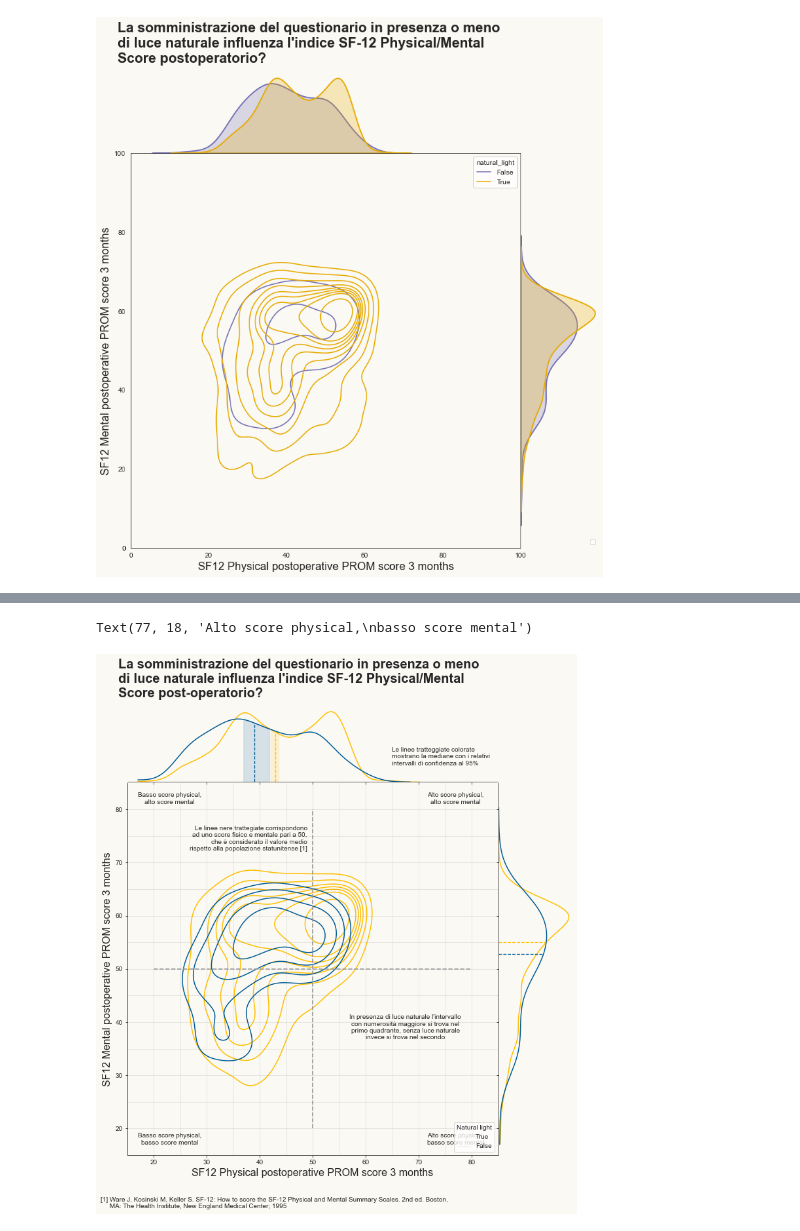
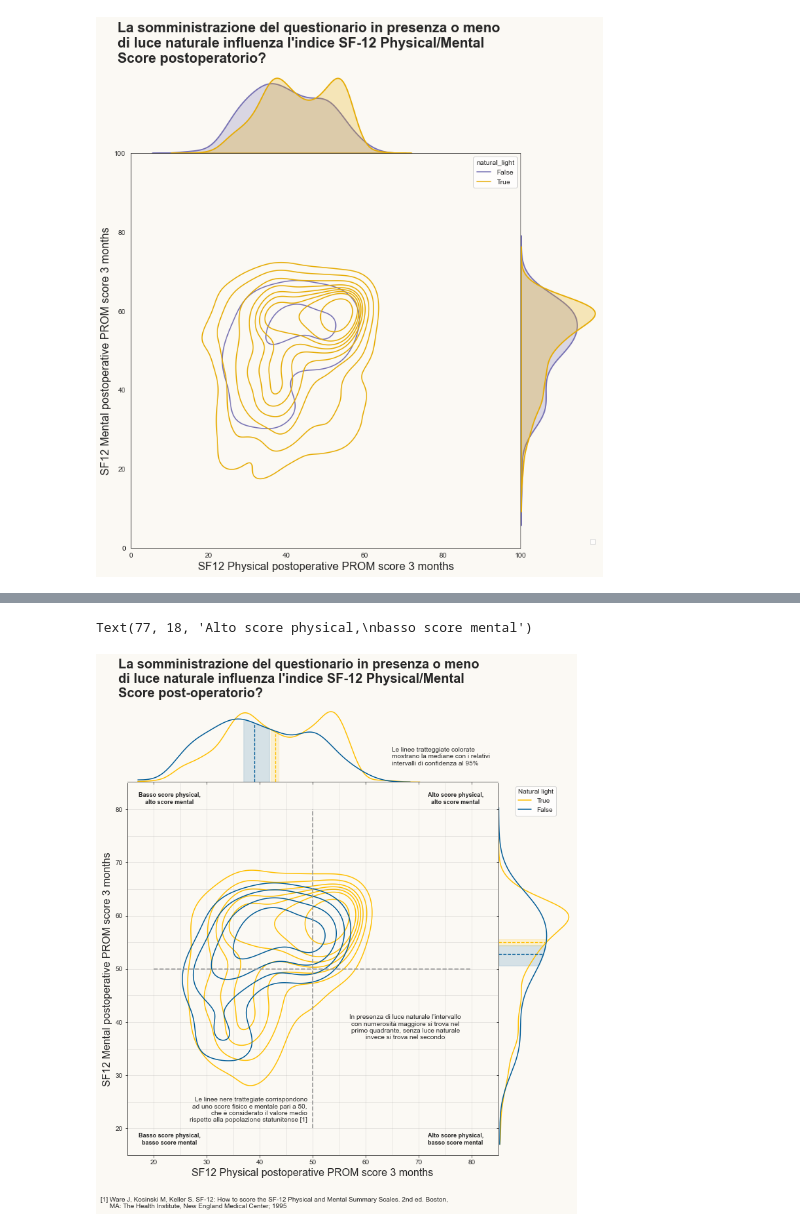
Before and after one commit to giocoal/surgery-PROMs-score-and-weather-conditions-data-visualizations, a Jupyter notebook: DataViz_Compitino_SecondaVisualizzazione.ipynb, the cells around one changed output, grey strips where cells are left out. Drawn from its saved outputs; the diff is of its cells as text; code cells hidden in the pictures.

Commit message:
intervalli di confidenza corretti

```diff
--- a/DataViz_Compitino_SecondaVisualizzazione.ipynb
+++ b/DataViz_Compitino_SecondaVisualizzazione.ipynb
@@ -403,60 +404,62 @@ sns.kdeplot(y=y_off,\
 
 
 
-#linee mediane sulle marginali
+#Linee mediane sulle marginali
 g.ax_marg_x.axvline(x=median(df1_on['physical_score_postop']), ymin=0, ymax=0.65, color = color_on, ls='--', lw = 1.3)
 g.ax_marg_x.axvline(x=median(df1_off['physical_score_postop']), ymin=0, ymax=0.8, color = color_off, ls='--', lw = 1.3)
 g.ax_marg_y.axhline(y=median(df1_on['mental_score_postop']), xmin=0, xmax=0.63, color = color_on, ls='--', lw = 1.3)
 g.ax_marg_y.axhline(y=median(df1_off['mental_score_postop']), xmin=0, xmax=0.6, color = color_off, ls='--', lw = 1.3)
 
 
-#intervalli di confidenza
+#Intervalli di confidenza
 g.ax_marg_x.fill_between(x = x_p_on, y1 =y_p_on, where=(x_p_on >= int_p_on[0]) & (x_p_on <= int_p_on[2]), color = color_on, alpha = 0.15)
 g.ax_marg_x.fill_between(x = x_p_off, y1 =y_p_off, where=(x_p_off >= int_p_off[0]) & (x_p_off <= int_p_off[2]), color = color_off, alpha = 0.15)
 
+g.ax_marg_y.fill_betweenx(y = y_m_on, x1 =x_m_on, where=(y_m_on >= int_m_on[0]) & (y_m_on <= int_m_on[2]), color = color_on, alpha = 0.15)
+g.ax_marg_y.fill_betweenx(y = y_m_off, x1 =x_m_off, where=(y_m_off >= int_m_off[0]) & (y_m_off <= int_m_off[2]), color = color_off, alpha = 0.15)
 
-#legenda
-g.ax_joint.legend(title='Natural light', labels=["True","False"], loc = 'lower right', col = )
 
-#Labels
+#Legenda
+plt.legend(title='Natural light', labels=["True","False"], loc = 'upper center')
+
+#Etichette
 g.set_axis_labels('SF12 Physical postoperative PROM score 3 months', 'SF12 Mental postoperative PROM score 3 months', fontsize=16)
 
-# Titolo
+#Titolo
 titolo = "La somministrazione del questionario in presenza o meno \ndi luce naturale influenza l'indice SF-12 Physical/Mental \nScore post-operatorio?"
 g.fig.suptitle(
     titolo,
     x = 0.022,
     y = 1.09,
     ha="left",
     fontsize=20,
     weight="bold",
     wrap = True
 )
 
-#Context
+#Testo
 label_croce = "Le linee nere trattegiate corrispondono\nad uno score fisico e mentale pari a 50,\nche è considerato il valore medio\nrispetto alla popolazione statunitense [1]"
 label_cit = "[1] Ware J, Kosinski M, Keller S. SF-12: How to score the SF-12 Physical and Mental Summary Scales. 2nd ed. Boston,\n     MA: The Health Institute, New England Medical Center; 1995"
 label_numer = "In presenza di luce naturale l'intervallo\ncon numerosità maggiore si trova nel\nprimo quadrante, senza luce naturale\ninvece si trova nel secondo"
 label_conf = 'Le linee tratteggiate colorate\nmostrano la mediane con i relativi\nintervalli di confidenza al 95%'
 label_1 = 'Alto score physical,\nalto score mental'
 label_2 = 'Basso score physical,\nalto score mental'
 label_3 = 'Basso score physical,\nbasso score mental'
 label_4 = 'Alto score physical,\nbasso score mental'
 
 
-#ax.text(1.5, 66.5 + pad, label1, fontsize=10, va="bottom", ha="center")
-g.ax_joint.text(49, 72, label_croce, fontsize=10, va="bottom", ha="right")
+g.ax_joint.text(49, 21, label_croce, fontsize=10, va="bottom", ha="right")
 g.ax_joint.text(10, 6, label_cit, fontsize=10, va="center", ha='left')
 g.ax_joint.text(67.5, 39, label_numer, fontsize=10, va="center", ha="center")
 g.ax_marg_x.text(65, 0.015, label_conf, fontsize=10, va="center", ha="left")
 
-g.ax_joint.text(77, 82, label_1, fontsize=10, va="center", ha="center")
-g.ax_joint.text(23, 82, label_2, fontsize=10, va="center", ha="center")
-g.ax_joint.text(23, 18, label_3, fontsize=10, va="center", ha="center")
-g.ax_joint.text(77, 18, label_4, fontsize=10, va="center", ha="center")
+g.ax_joint.text(77, 82, label_1, fontsize=9, va="center", ha="center", weight='bold')
+g.ax_joint.text(23, 82, label_2, fontsize=9, va="center", ha="center", weight='bold')
+g.ax_joint.text(23, 18, label_3, fontsize=9, va="center", ha="center", weight='bold')
+g.ax_joint.text(77, 18, label_4, fontsize=9, va="center", ha="center", weight='bold')
 # %% [output]
 Text(77, 18, 'Alto score physical,\nbasso score mental')
-[figure, old version]
+[figure, new version]
 # %%
 #massimi locali light_false physical
 #x, y = sns.kdeplot(x=x_off, bw_adjust = 0.8).get_lines()[0].get_data()
```
Also changed, not shown: parts of 1 cell of this notebook.
